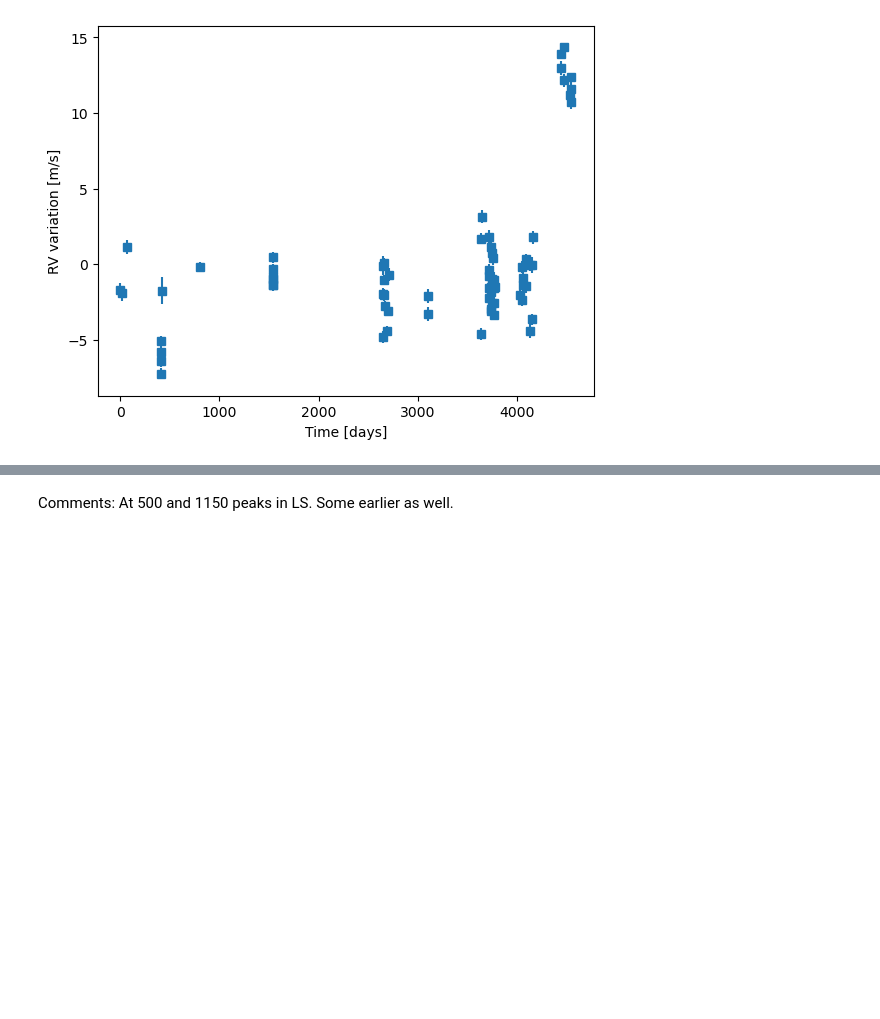
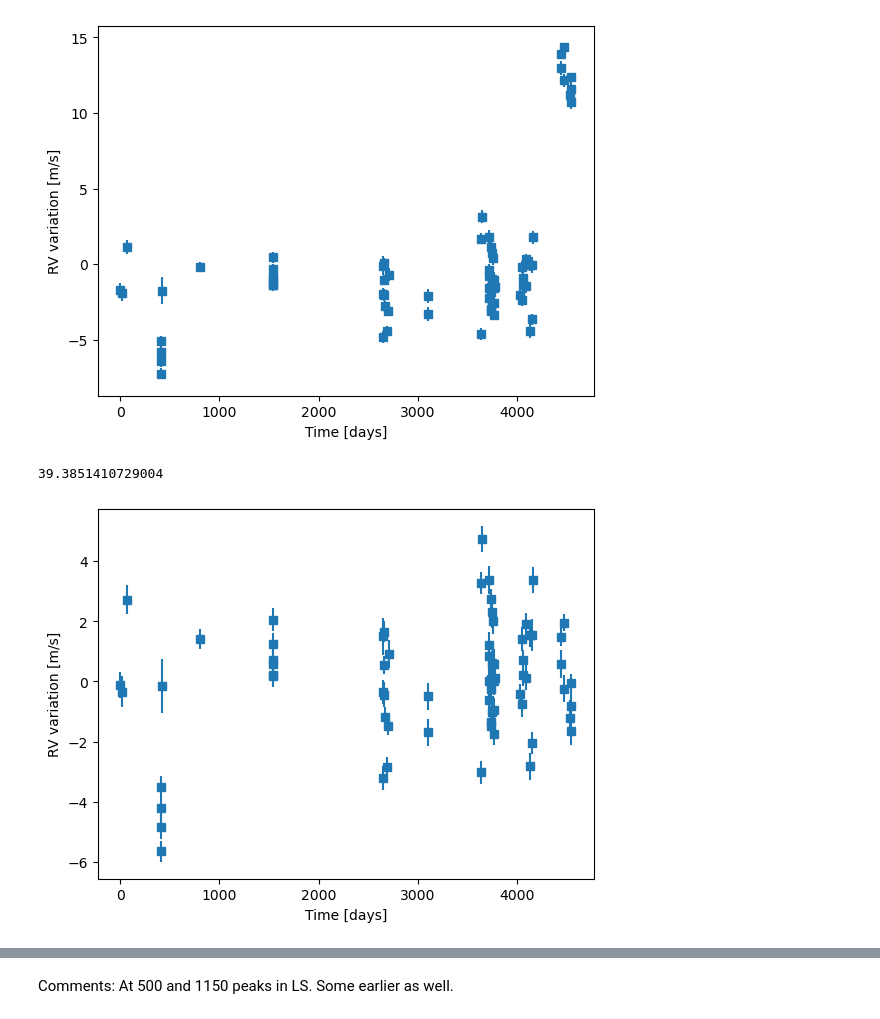
Before and after one commit to aaronmaas/Second_Earth_Target_Selection, a Jupyter notebook: Code/ZASPE/GJ1126_spectra.ipynb, the cells around one changed output, grey strips where cells are left out. Saved outputs shown, nothing was run; the diff lists cells and outputs as text; code cells hidden in the pictures; blank space fills up the shorter version.

```diff
--- a/Code/ZASPE/GJ1126_spectra.ipynb
+++ b/Code/ZASPE/GJ1126_spectra.ipynb
@@ -108,6 +108,28 @@ file_name = star_name + "_RV_variation.png"
 plot_rvs(rv,rv_err/1000, bjd,save_dir, file_name)
 # %% [output]
 [figure]
+# %%
+rv[62]
+# %% [output]
+39.3851410729004
+# %%
+# correct for offset
+
+
+offset_var = np.mean(rv[0:62])
+true_var = np.mean(rv[62:])
+
+rv[0:62] = rv[0:62] - offset_var
+rv[62:] = rv[62:] - true_var
+# %%
+#plotting the RV variation
+from funcs import plot_rvs
+
+save_dir = 'Plots/' + star_name
+file_name = star_name + "_RV_variation.png"
+plot_rvs(rv,rv_err/1000, bjd,save_dir, file_name)
+# %% [output]
+[figure, added]
 # %%
 %matplotlib notebook
 #plotting the LS Periodogram
```
Also changed, not shown: parts of 1 cell of this notebook, 6 other files.
